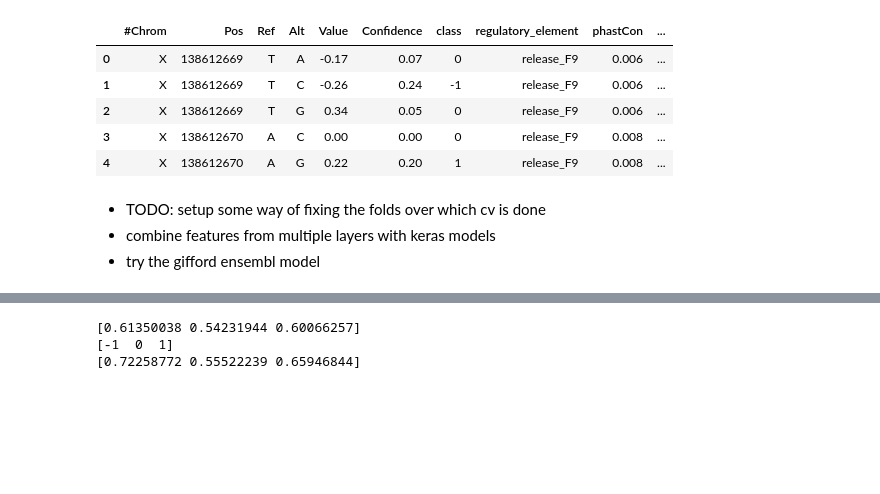
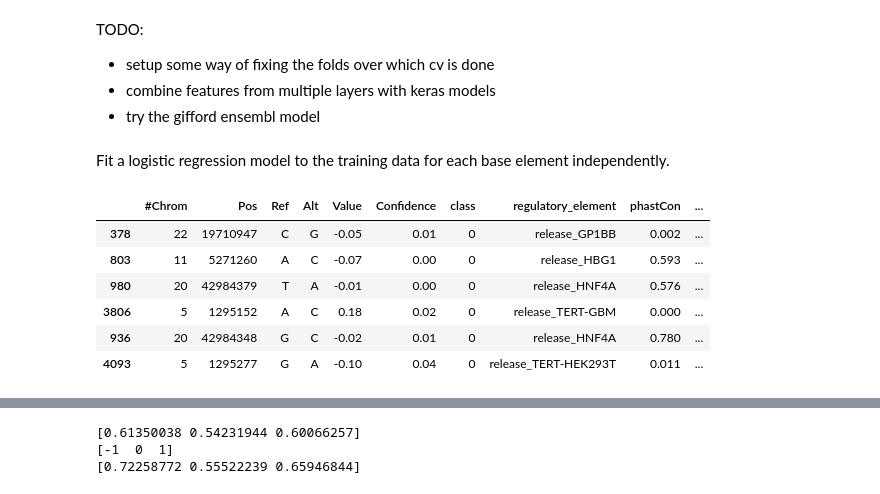
Before and after one commit to alex-hh/cagi5_mpra_prediction, a Jupyter notebook: Cagi5CV.ipynb, the cells around one changed output, grey strips where cells are left out. Drawn from its saved outputs; the diff is of its cells as text; code cells hidden in the pictures; blank space fills up the shorter version.

```diff
--- a/Cagi5CV.ipynb
+++ b/Cagi5CV.ipynb
@@ -14,13 +26,19 @@ df = pd.read_csv('data/cagi5_df.csv')
-# %%
-df.head()
-# %% [output]
-|  | #Chrom | Pos | Ref | Alt | Value | Confidence | class | regulatory_element | phastCon | ... |
-| 0 | X | 138612669 | T | A | -0.17 | 0.07 | 0 | release_F9 | 0.006 | ... |
-| 1 | X | 138612669 | T | C | -0.26 | 0.24 | -1 | release_F9 | 0.006 | ... |
-| 2 | X | 138612669 | T | G | 0.34 | 0.05 | 0 | release_F9 | 0.006 | ... |
-| 3 | X | 138612670 | A | C | 0.00 | 0.00 | 0 | release_F9 | 0.008 | ... |
-| 4 | X | 138612670 | A | G | 0.22 | 0.20 | 1 | release_F9 | 0.008 | ... |
 # %% [markdown]
-* TODO: setup some way of fixing the folds over which cv is done
+TODO:
+* setup some way of fixing the folds over which cv is done
 * combine features from multiple layers with keras models
 * try the gifford ensembl model
+# %% [markdown]
+Fit a logistic regression model to the training data for each base element independently.
+# %%
+cvdf_enh = cvpreds_df_enhancer_folds(df, DeepSeaSNP, model_kwargs={'classifier': 'lr',
+                                                                   'feattypes':['diff']})
+cvdf_enh.sample(6)
+# %% [output]
+|  | #Chrom | Pos | Ref | Alt | Value | Confidence | class | regulatory_element | phastCon | ... |
+| 378 | 22 | 19710947 | C | G | -0.05 | 0.01 | 0 | release_GP1BB | 0.002 | ... |
+| 803 | 11 | 5271260 | A | C | -0.07 | 0.00 | 0 | release_HBG1 | 0.593 | ... |
+| 980 | 20 | 42984379 | T | A | -0.01 | 0.00 | 0 | release_HNF4A | 0.576 | ... |
+| 3806 | 5 | 1295152 | A | C | 0.18 | 0.02 | 0 | release_TERT-GBM | 0.000 | ... |
+| 936 | 20 | 42984348 | G | C | -0.02 | 0.01 | 0 | release_HNF4A | 0.780 | ... |
+| 4093 | 5 | 1295277 | G | A | -0.10 | 0.04 | 0 | release_TERT-HEK293T | 0.011 | ... |
```
Also changed, not shown: parts of 23 cells of this notebook, 2 other files.
